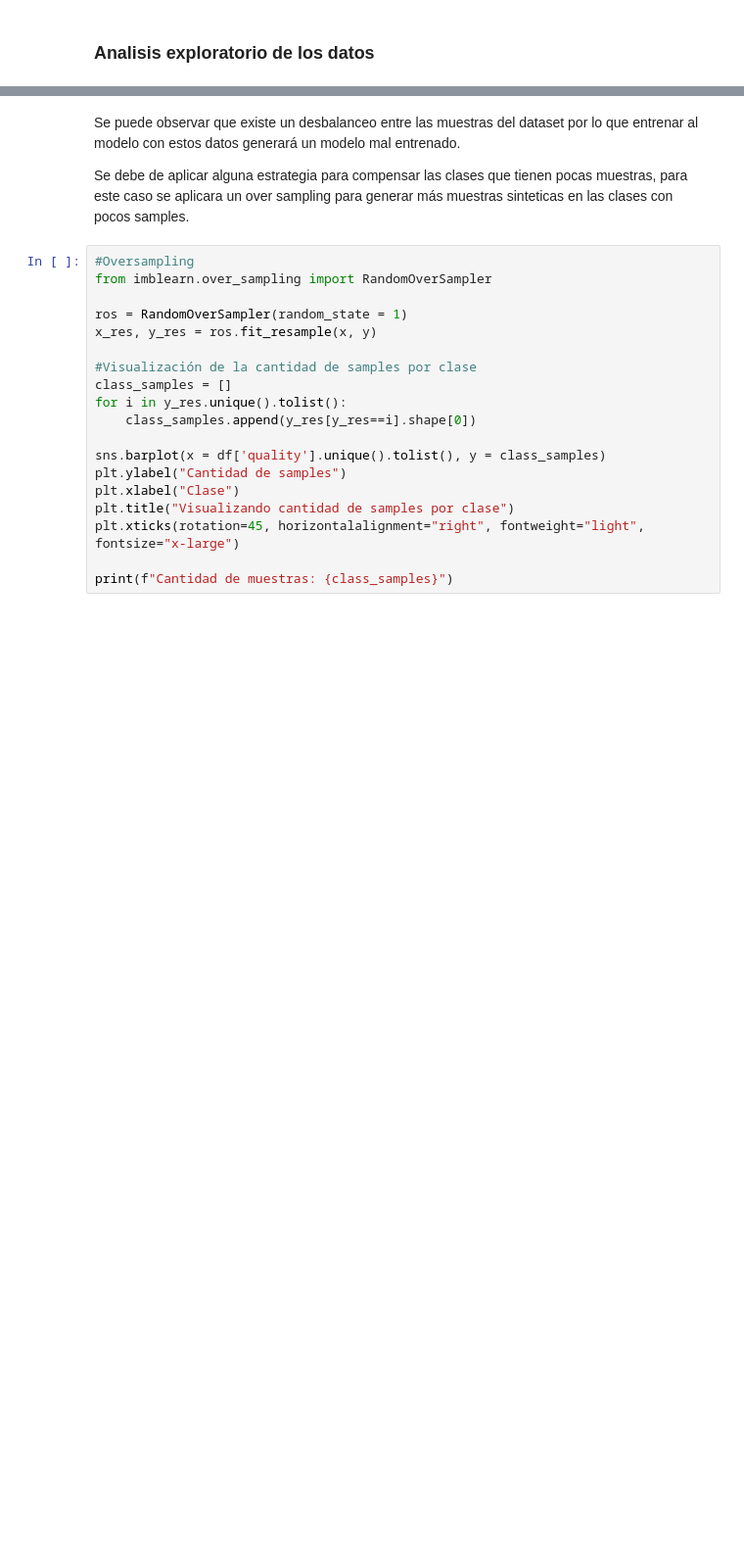
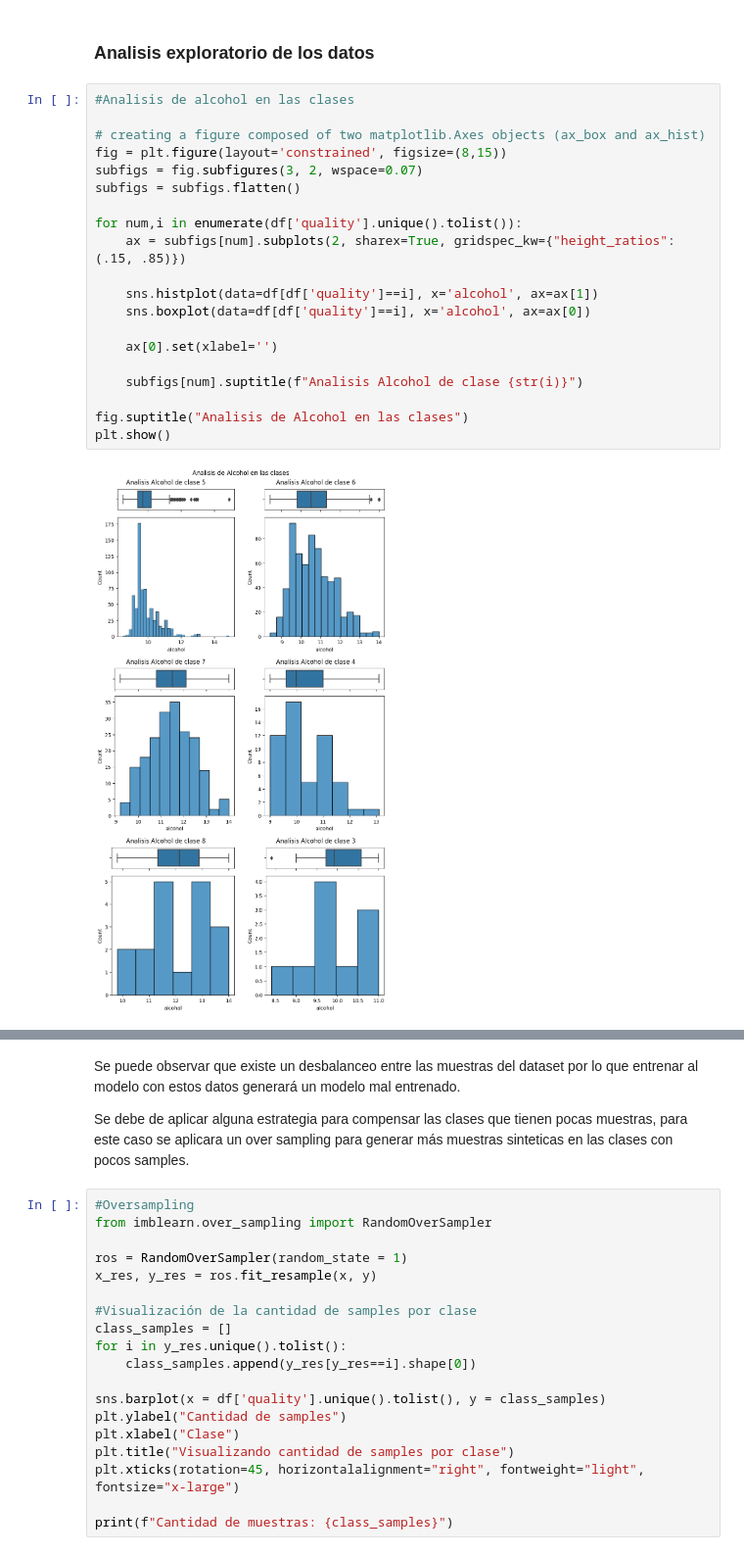
Before and after one commit to kevcangas/wine_classifier, a Jupyter notebook: notebook.ipynb, the cells around one changed output, grey strips where cells are left out. Shown: that part at 98% size. Drawn from its saved outputs; the diff is of its cells as text; blank space fills up the shorter version.

```diff
--- a/notebook.ipynb
+++ b/notebook.ipynb
@@ -30,2 +30,24 @@ df.sample(5)
 # %% [markdown]
 ### Analisis exploratorio de los datos
+# %%
+#Analisis de alcohol en las clases
+
+# creating a figure composed of two matplotlib.Axes objects (ax_box and ax_hist)
+fig = plt.figure(layout='constrained', figsize=(8,15))
+subfigs = fig.subfigures(3, 2, wspace=0.07)
+subfigs = subfigs.flatten()
+
+for num,i in enumerate(df['quality'].unique().tolist()):
+    ax = subfigs[num].subplots(2, sharex=True, gridspec_kw={"height_ratios": (.15, .85)})
+
+    sns.histplot(data=df[df['quality']==i], x='alcohol', ax=ax[1])
+    sns.boxplot(data=df[df['quality']==i], x='alcohol', ax=ax[0])
+
+    ax[0].set(xlabel='')
+
+    subfigs[num].suptitle(f"Analisis Alcohol de clase {str(i)}")
+
+fig.suptitle("Analisis de Alcohol en las clases")
+plt.show()
+# %% [output]
+[figure, added]
```
Also changed, not shown: parts of 17 cells of this notebook.
